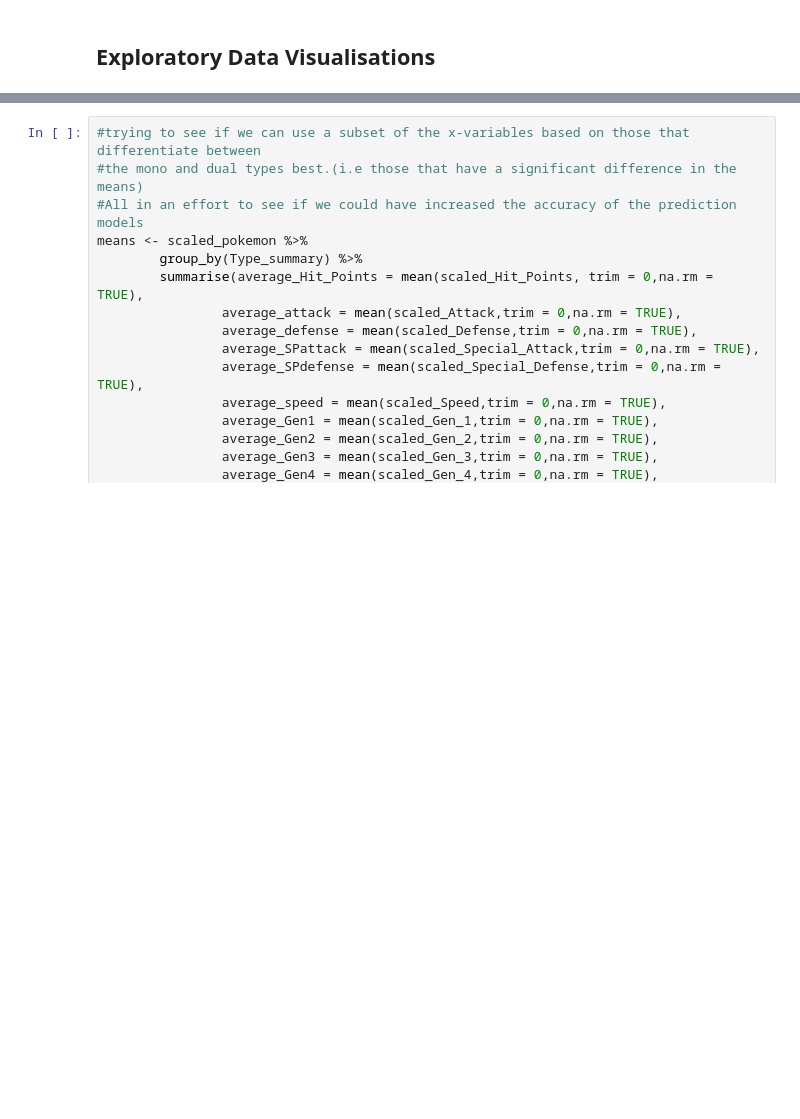
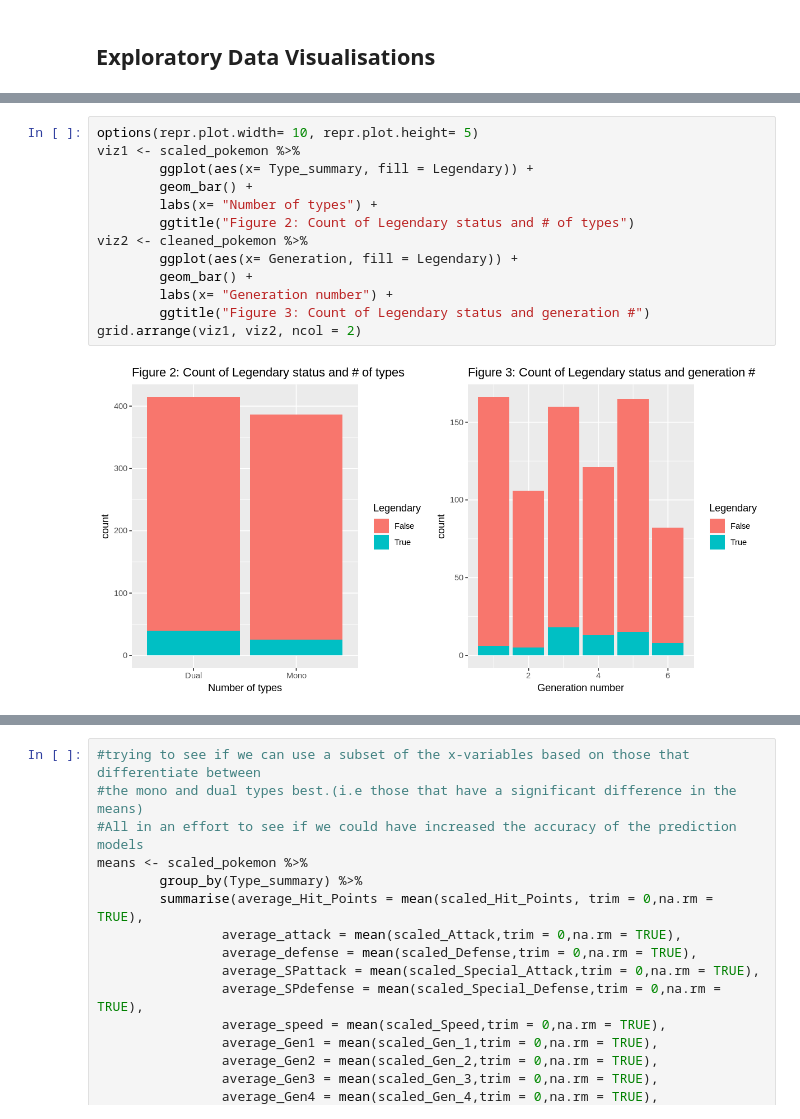
Before and after one commit to Towelat/DSCI--group-7, a Jupyter notebook: group_7_project_v2.ipynb, the cells around one changed output, grey strips where cells are left out. Saved outputs shown, nothing was run; the diff lists cells and outputs as text; blank space fills up the shorter version.

```diff
--- a/group_7_project_v2.ipynb
+++ b/group_7_project_v2.ipynb
@@ -1040,0 +185,15 @@ So just to see if we could increase the accuracy of our models in predicting Typ
+# %%
+options(repr.plot.width= 10, repr.plot.height= 5)
+viz1 <- scaled_pokemon %>%
+        ggplot(aes(x= Type_summary, fill = Legendary)) +
+        geom_bar() +
+        labs(x= "Number of types") +
+        ggtitle("Figure 2: Count of Legendary status and # of types")
+viz2 <- cleaned_pokemon %>%
+        ggplot(aes(x= Generation, fill = Legendary)) +
+        geom_bar() +
+        labs(x= "Generation number") +
+        ggtitle("Figure 3: Count of Legendary status and generation #")
+grid.arrange(viz1, viz2, ncol = 2)
+# %% [output]
+[figure, added]
```
Also changed, not shown: parts of 85 cells of this notebook.
